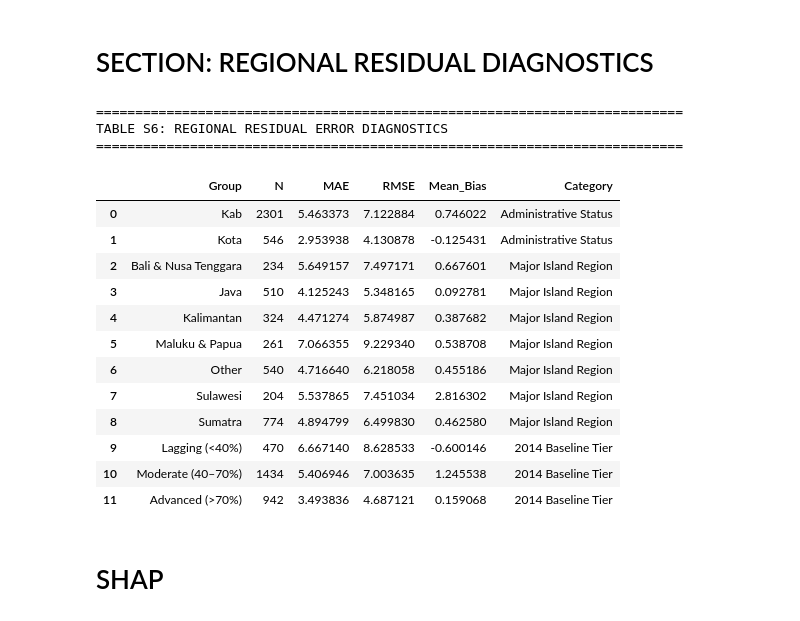
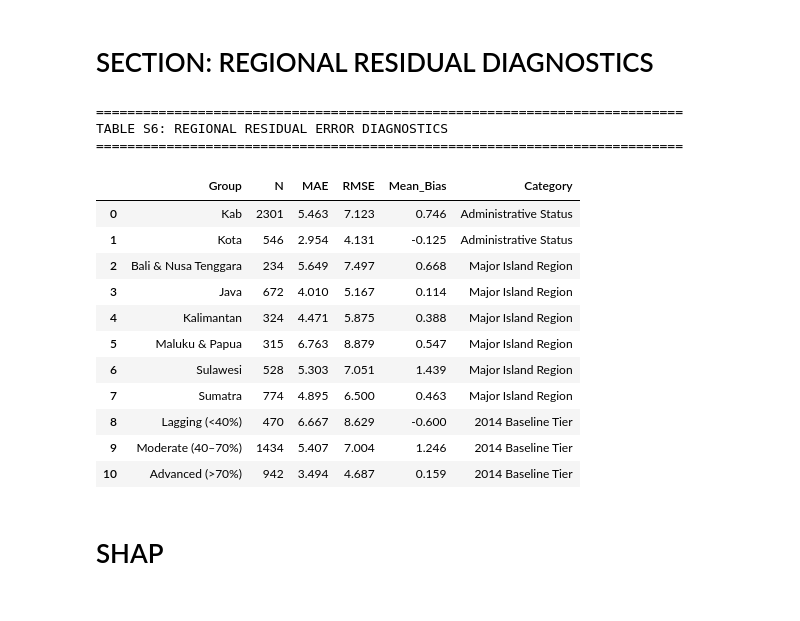
Before and after one commit to Yudhapratama98/Clean-Water-Access, a Jupyter notebook: 2_Predictive-Modelling.ipynb, the cells around one changed output. Cells and saved outputs as stored; diff of their text form; code cells hidden in the pictures.

```diff
--- a/2_Predictive-Modelling.ipynb
+++ b/2_Predictive-Modelling.ipynb
@@ -523,10 +531,21 @@ plt.show()
 # %% [markdown]
 # Hyper Parameter Tuning
 # %%
-from sklearn.model_selection import TimeSeriesSplit, GridSearchCV
+from sklearn.model_selection import GridSearchCV
 
+# ==============================================================================
+# SECTION: HYPERPARAMETER OPTIMIZATION (TEMPORAL CV)
+# Reviewer §7 & §10: Strict expanding temporal folds preventing cross-sectional leakage
+# ==============================================================================
 
-tscv = TimeSeriesSplit(n_splits=5)
+# Construct strictly temporal expanding folds on train_df (<=2014)
+train_df_reset = train_df.reset_index(drop=True)
+val_years = [2011, 2012, 2013, 2014]
+temporal_cv_splits = []
+for vy in val_years:
+    tr_idx = train_df_reset[train_df_reset['year'] < vy].index.values
+    val_idx = train_df_reset[train_df_reset['year'] == vy].index.values
+    temporal_cv_splits.append((tr_idx, val_idx))
 
 # 1. Default LightGBM Baseline
 pipe_lgbm_base = Pipeline([
@@ -536,16 +555,17 @@ pipe_lgbm_base = Pipeline([
 pipe_lgbm_base.fit(train_df[ALL_MODEL_COLS], train_df['delta_water'])
 pred_lgbm_base = np.clip(test_df['water_lag1'].values + pipe_lgbm_base.predict(test_df[ALL_MODEL_COLS]), 0.0, 100.0)
 
-# 2. TimeSeriesSplit Grid Search
+# 2. Grid Search over Temporal Folds
 param_grid = {
     'model__max_depth': [3, 4, 6],
     'model__learning_rate': [0.03, 0.05, 0.1],
     'model__n_estimators': [50, 100, 150]
 }
 
-grid_lgbm = GridSearchCV(pipe_lgbm_base, param_grid, cv=tscv, scoring='neg_mean_absolute_error', n_jobs=-1)
+grid_lgbm = GridSearchCV(pipe_lgbm_base, param_grid, cv=temporal_cv_splits, scoring='neg_mean_absolute_error', n_jobs=-1)
 grid_lgbm.fit(train_df[ALL_MODEL_COLS], train_df['delta_water'])
 
+# Lock best tuned champion model
 best_lgbm = grid_lgbm.best_estimator_
 pred_lgbm_tuned = np.clip(test_df['water_lag1'].values + best_lgbm.predict(test_df[ALL_MODEL_COLS]), 0.0, 100.0)
 
@@ -553,7 +573,7 @@ pred_lgbm_tuned = np.clip(test_df['water_lag1'].values + best_lgbm.predict(test_
 y_actual = test_df['water'].values
 table4_records = [
     {
-        'Model': 'LightGBM (Linear Tree)',
+        'Model': 'LightGBM (Linear Tree) [Default]',
         'Tuning_Status': 'Before Tuning (Default)',
         'Parameters': 'max_depth=4, lr=0.05, n_est=100',
         'MAE': mean_absolute_error(y_actual, pred_lgbm_base),
@@ -561,8 +581,8 @@ table4_records = [
         'R2': r2_score(y_actual, pred_lgbm_base)
     },
     {
-        'Model': 'LightGBM (Linear Tree)',
-        'Tuning_Status': 'After Tuning (TimeSeriesSplit)',
+        'Model': 'LightGBM (Linear Tree) [Tuned]',
+        'Tuning_Status': 'After Tuning (Temporal CV)',
         'Parameters': str(grid_lgbm.best_params_),
         'MAE': mean_absolute_error(y_actual, pred_lgbm_tuned),
         'RMSE': np.sqrt(mean_squared_error(y_actual, pred_lgbm_tuned)),
@@ -576,7 +596,7 @@ df_table4.to_csv('../data/table4_tuning_comparison.csv', index=False)
 print("=" * 70)
 print("TABLE 4: LIGHTGBM HYPERPARAMETER TUNING RECONCILIATION")
 print("=" * 70)
-display(df_table4)
+display(df_table4.style.format({'MAE': '{:.4f}', 'RMSE': '{:.4f}', 'R2': '{:.4f}'}))
 # %% [output]
 ======================================================================
 TABLE 4: LIGHTGBM HYPERPARAMETER TUNING RECONCILIATION
@@ -639,18 +659,18 @@ test_df_diag['pred_water'] = pred_lgbm_tuned
 test_df_diag['residual'] = test_df_diag['water'] - test_df_diag['pred_water']
 test_df_diag['abs_error'] = np.abs(test_df_diag['residual'])
 
-# 1. Major Island Mapping
+# 1. Complete Province to Major Island Mapping (Zero unmapped codes)
 prov_map = {
     'AC': 'Sumatra', 'SU': 'Sumatra', 'SB': 'Sumatra', 'RI': 'Sumatra', 'JA': 'Sumatra',
     'SS': 'Sumatra', 'BE': 'Sumatra', 'LA': 'Sumatra', 'BB': 'Sumatra', 'KR': 'Sumatra',
-    'JK': 'Java', 'JB': 'Java', 'JT': 'Java', 'YO': 'Java', 'JI': 'Java', 'BT': 'Java',
+    'JK': 'Java', 'JB': 'Java', 'JR': 'Java', 'JT': 'Java', 'YO': 'Java', 'JI': 'Java', 'BT': 'Java',
     'BA': 'Bali & Nusa Tenggara', 'NB': 'Bali & Nusa Tenggara', 'NT': 'Bali & Nusa Tenggara',
     'KB': 'Kalimantan', 'KT': 'Kalimantan', 'KS': 'Kalimantan', 'KI': 'Kalimantan', 'KU': 'Kalimantan',
-    'SA': 'Sulawesi', 'ST': 'Sulawesi', 'SN': 'Sulawesi', 'SG': 'Sulawesi', 'GO': 'Sulawesi', 'SR': 'Sulawesi',
-    'MA': 'Maluku & Papua', 'MU': 'Maluku & Papua', 'PA': 'Maluku & Papua', 'PB': 'Maluku & Papua'
+    'SA': 'Sulawesi', 'SL': 'Sulawesi', 'ST': 'Sulawesi', 'SN': 'Sulawesi', 'SE': 'Sulawesi', 'SG': 'Sulawesi', 'SW': 'Sulawesi', 'GO': 'Sulawesi', 'SR': 'Sulawesi',
+    'MA': 'Maluku & Papua', 'MU': 'Maluku & Papua', 'PA': 'Maluku & Papua', 'PB': 'Maluku & Papua', 'IB': 'Maluku & Papua'
 }
 test_df_diag['prov_code'] = test_df_diag['id'].str.split('.').str[1]
-test_df_diag['major_region'] = test_df_diag['prov_code'].map(prov_map).fillna('Other')
+test_df_diag['major_region'] = test_df_diag['prov_code'].map(prov_map)
 
 # 2. Baseline Access Tier in 2014
 base_2014 = df[df['year'] == 2014].set_index('id')['water'].to_dict()
@@ -670,46 +690,45 @@ summary_admin = test_df_diag.groupby('tingkat').agg(
     Mean_Bias=('residual', 'mean')
 ).assign(Category='Administrative Status')
 
 summary_region = test_df_diag.groupby('major_region').agg(
     Group=('major_region', 'first'),
     N=('residual', 'count'),
     MAE=('abs_error', 'mean'),
     RMSE=('residual', lambda x: np.sqrt(np.mean(x**2))),
     Mean_Bias=('residual', 'mean')
 ).assign(Category='Major Island Region')
 
 summary_tier = test_df_diag.groupby('access_tier_2014', observed=False).agg(
     Group=('access_tier_2014', 'first'),
     N=('residual', 'count'),
     MAE=('abs_error', 'mean'),
     RMSE=('residual', lambda x: np.sqrt(np.mean(x**2))),
     Mean_Bias=('residual', 'mean')
 ).assign(Category='2014 Baseline Tier')
 
 df_table_s6 = pd.concat([summary_admin, summary_region, summary_tier], ignore_index=True)
 df_table_s6.to_csv('../data/table_regional_residual_diagnostics.csv', index=False)
 
 print("=" * 75)
 print("TABLE S6: REGIONAL RESIDUAL ERROR DIAGNOSTICS")
 print("=" * 75)
-display(df_table_s6)
+display(df_table_s6.style.format({'MAE': '{:.3f}', 'RMSE': '{:.3f}', 'Mean_Bias': '{:.3f}'}))
 # %% [output]
 ===========================================================================
 TABLE S6: REGIONAL RESIDUAL ERROR DIAGNOSTICS
 ===========================================================================
 |  | Group | N | MAE | RMSE | Mean_Bias | Category |
-| 0 | Kab | 2301 | 5.463373 | 7.122884 | 0.746022 | Administrative Status |
-| 1 | Kota | 546 | 2.953938 | 4.130878 | -0.125431 | Administrative Status |
-| 2 | Bali & Nusa Tenggara | 234 | 5.649157 | 7.497171 | 0.667601 | Major Island Region |
-| 3 | Java | 510 | 4.125243 | 5.348165 | 0.092781 | Major Island Region |
-| 4 | Kalimantan | 324 | 4.471274 | 5.874987 | 0.387682 | Major Island Region |
-| 5 | Maluku & Papua | 261 | 7.066355 | 9.229340 | 0.538708 | Major Island Region |
-| 6 | Other | 540 | 4.716640 | 6.218058 | 0.455186 | Major Island Region |
-| 7 | Sulawesi | 204 | 5.537865 | 7.451034 | 2.816302 | Major Island Region |
-| 8 | Sumatra | 774 | 4.894799 | 6.499830 | 0.462580 | Major Island Region |
-| 9 | Lagging (<40%) | 470 | 6.667140 | 8.628533 | -0.600146 | 2014 Baseline Tier |
-| 10 | Moderate (40–70%) | 1434 | 5.406946 | 7.003635 | 1.245538 | 2014 Baseline Tier |
-| 11 | Advanced (>70%) | 942 | 3.493836 | 4.687121 | 0.159068 | 2014 Baseline Tier |
+| 0 | Kab | 2301 | 5.463 | 7.123 | 0.746 | Administrative Status |
+| 1 | Kota | 546 | 2.954 | 4.131 | -0.125 | Administrative Status |
+| 2 | Bali & Nusa Tenggara | 234 | 5.649 | 7.497 | 0.668 | Major Island Region |
+| 3 | Java | 672 | 4.010 | 5.167 | 0.114 | Major Island Region |
+| 4 | Kalimantan | 324 | 4.471 | 5.875 | 0.388 | Major Island Region |
+| 5 | Maluku & Papua | 315 | 6.763 | 8.879 | 0.547 | Major Island Region |
+| 6 | Sulawesi | 528 | 5.303 | 7.051 | 1.439 | Major Island Region |
+| 7 | Sumatra | 774 | 4.895 | 6.500 | 0.463 | Major Island Region |
+| 8 | Lagging (<40%) | 470 | 6.667 | 8.629 | -0.600 | 2014 Baseline Tier |
+| 9 | Moderate (40–70%) | 1434 | 5.407 | 7.004 | 1.246 | 2014 Baseline Tier |
+| 10 | Advanced (>70%) | 942 | 3.494 | 4.687 | 0.159 | 2014 Baseline Tier |
 # %% [markdown]
 # SHAP
 # %% [markdown]
```
Also changed, not shown: parts of 14 cells of this notebook, 24 other files.
